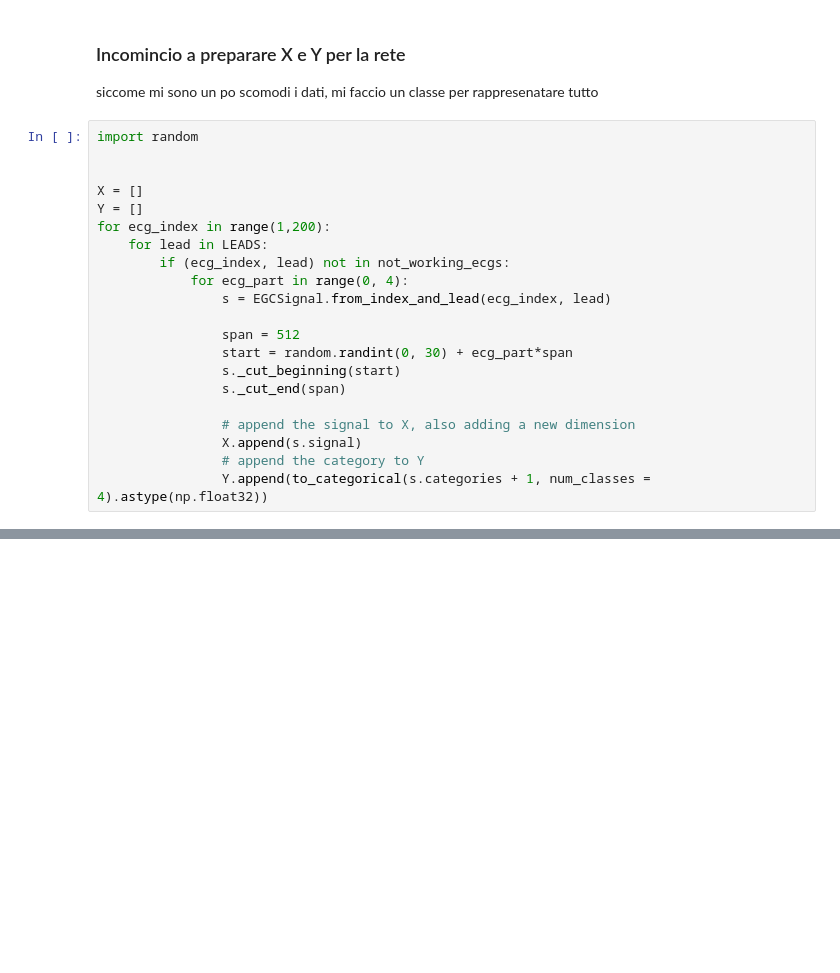
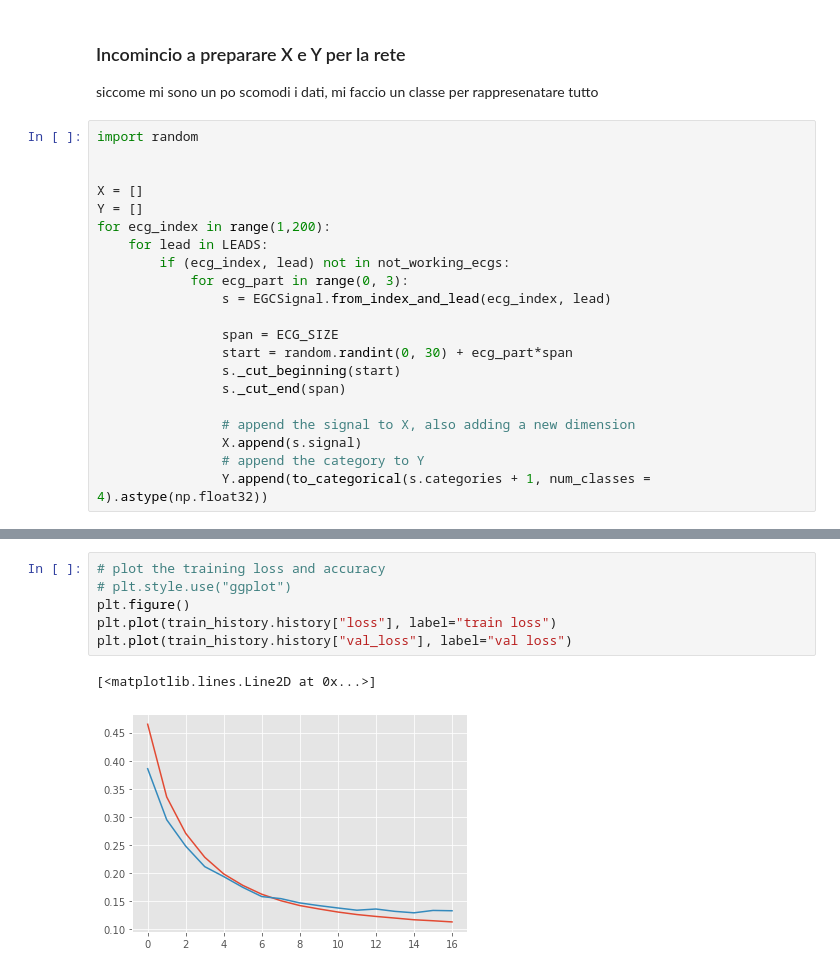
Before and after one commit to byschii/ecg-segmentation, a Jupyter notebook: unet_for_ecg.ipynb, the cells around one changed output, grey strips where cells are left out. Drawn from its saved outputs; the diff is of its cells as text; blank space fills up the shorter version.

```diff
--- a/unet_for_ecg.ipynb
+++ b/unet_for_ecg.ipynb
@@ -321,10 +323,10 @@ Y = []
 for ecg_index in range(1,200):
     for lead in LEADS:
         if (ecg_index, lead) not in not_working_ecgs:
-            for ecg_part in range(0, 4):
+            for ecg_part in range(0, 3):
                 s = EGCSignal.from_index_and_lead(ecg_index, lead)
 
-                span = 512
+                span = ECG_SIZE
                 start = random.randint(0, 30) + ecg_part*span
                 s._cut_beginning(start)
                 s._cut_end(span)
@@ -541,0 +522,9 @@ Epoch 5/20
+# %%
+# plot the training loss and accuracy
+# plt.style.use("ggplot")
+plt.figure()
+plt.plot(train_history.history["loss"], label="train loss")
+plt.plot(train_history.history["val_loss"], label="val loss")
+# %% [output]
+[<matplotlib.lines.Line2D at 0x...>]
+[figure, added]
```
Also changed, not shown: parts of 20 cells of this notebook, 1 other file.
